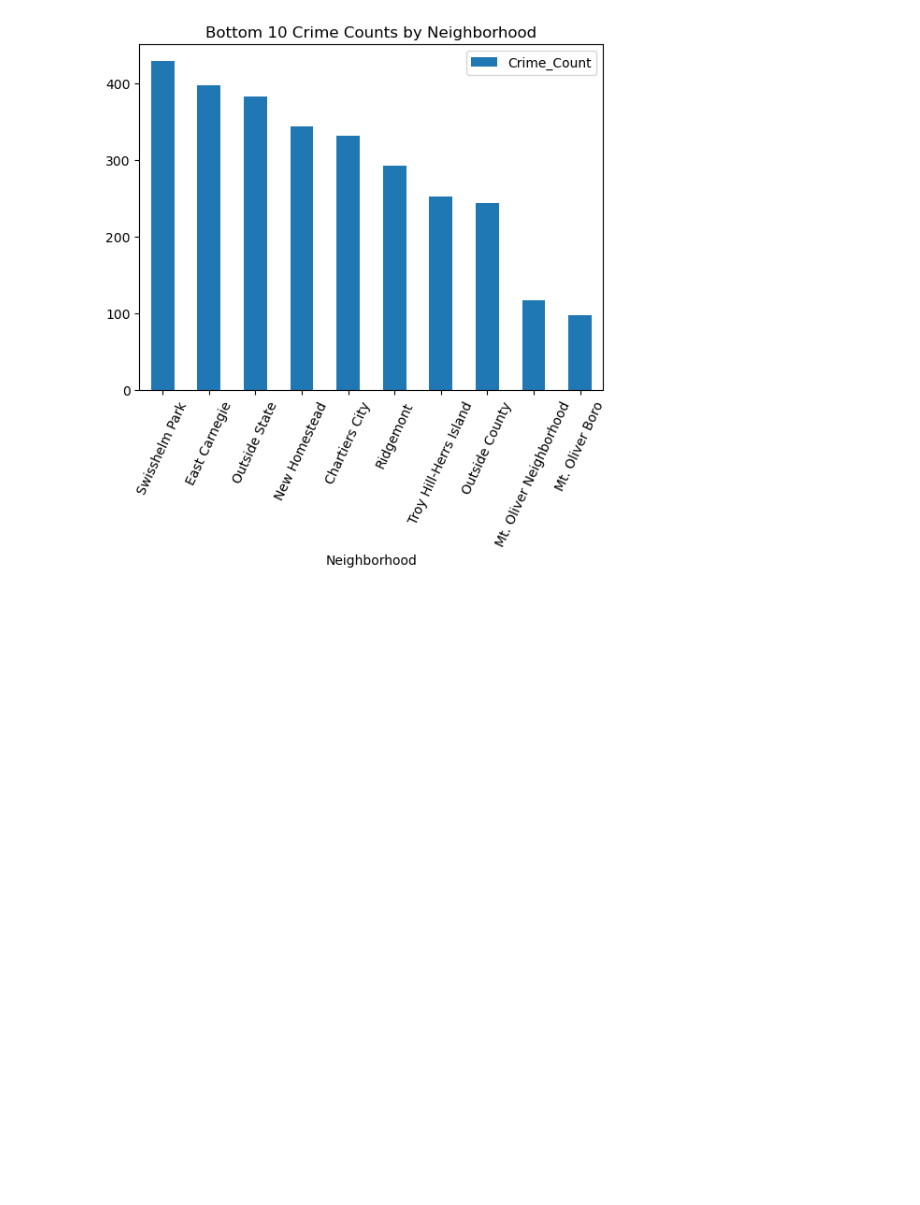
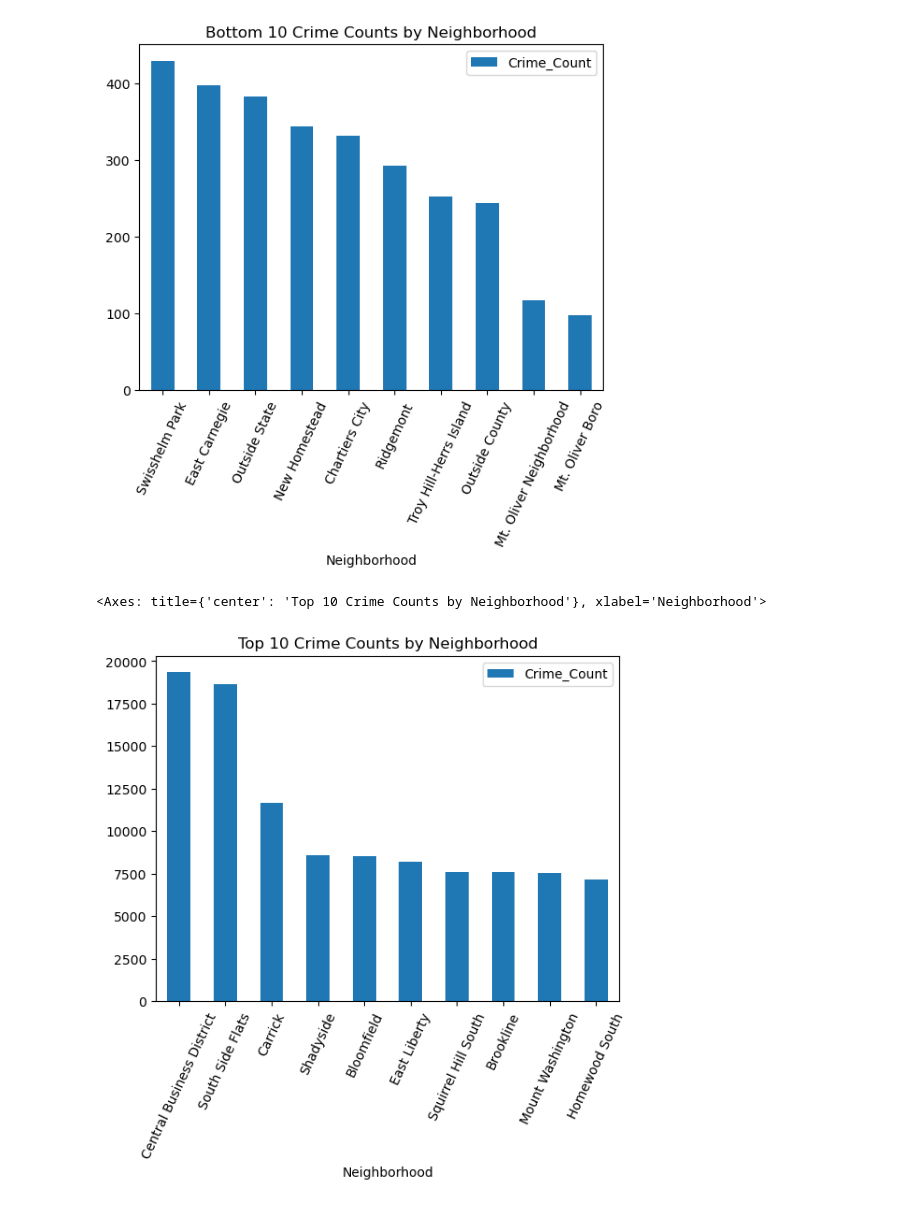
Before and after one commit to ShaneKillen/bigideas_final, a Jupyter notebook: crime.ipynb, the cells around one changed output. Cells and saved outputs as stored; diff of their text form; code cells hidden in the pictures; blank space fills up the shorter version.

Commit message:
crime pushed

```diff
--- a/Luke_Cusato.ipynb
+++ b/crime.ipynb
@@ -35,3 +35,9 @@ bottom_10_crime.plot.bar(x='Neighborhood', y='Crime_Count', rot=65, title="Botto
 # %% [output]
 <Axes: title={'center': 'Bottom 10 Crime Counts by Neighborhood'}, xlabel='Neighborhood'>
 [figure]
+# %%
+top_10_crime = crime_counts_df.head(10)
+top_10_crime.plot.bar(x='Neighborhood', y='Crime_Count', rot=65, title="Top 10 Crime Counts by Neighborhood")
+# %% [output]
+<Axes: title={'center': 'Top 10 Crime Counts by Neighborhood'}, xlabel='Neighborhood'>
+[figure, added]
```
